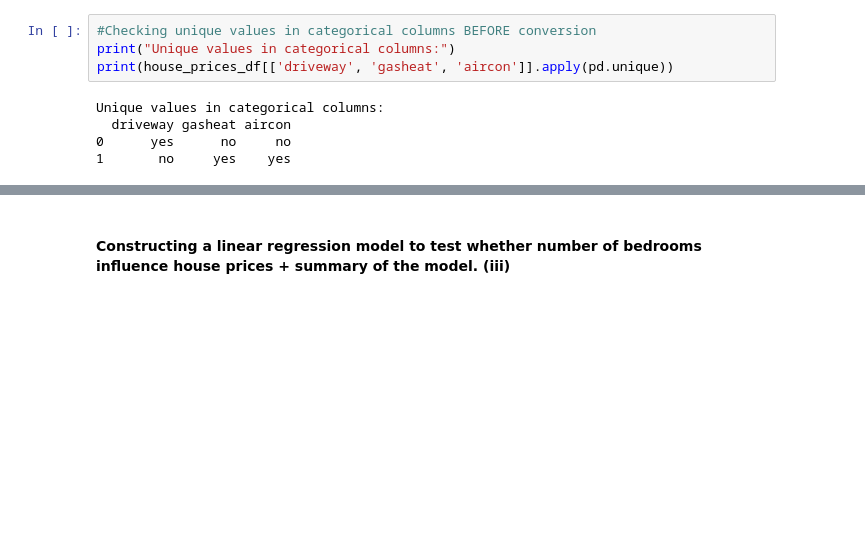
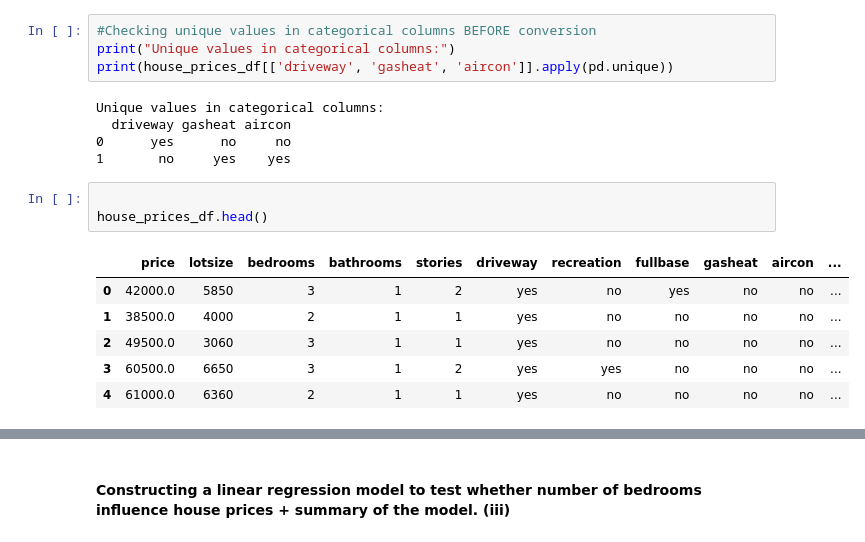
Before and after one commit to mcarbajal2/IFI8420-Assignments, a Jupyter notebook: Assignment 2/Assignment2.ipynb, the cells around one changed output, grey strips where cells are left out. Saved outputs shown, nothing was run; the diff lists cells and outputs as text; blank space fills up the shorter version.

```diff
--- a/Assignment 2/Assignment2.ipynb
+++ b/Assignment 2/Assignment2.ipynb
@@ -86,4 +86,14 @@ Unique values in categorical columns:
   driveway gasheat aircon
 0      yes      no     no
 1       no     yes    yes
+# %%
+
+house_prices_df.head()
+# %% [output]
+|  | price | lotsize | bedrooms | bathrooms | stories | driveway | recreation | fullbase | gasheat | aircon | ... |
+| 0 | 42000.0 | 5850 | 3 | 1 | 2 | yes | no | yes | no | no | ... |
+| 1 | 38500.0 | 4000 | 2 | 1 | 1 | yes | no | no | no | no | ... |
+| 2 | 49500.0 | 3060 | 3 | 1 | 1 | yes | no | no | no | no | ... |
+| 3 | 60500.0 | 6650 | 3 | 1 | 2 | yes | yes | no | no | no | ... |
+| 4 | 61000.0 | 6360 | 2 | 1 | 1 | yes | no | no | no | no | ... |
 # %%
```
Also changed, not shown: parts of 2 cells of this notebook.
